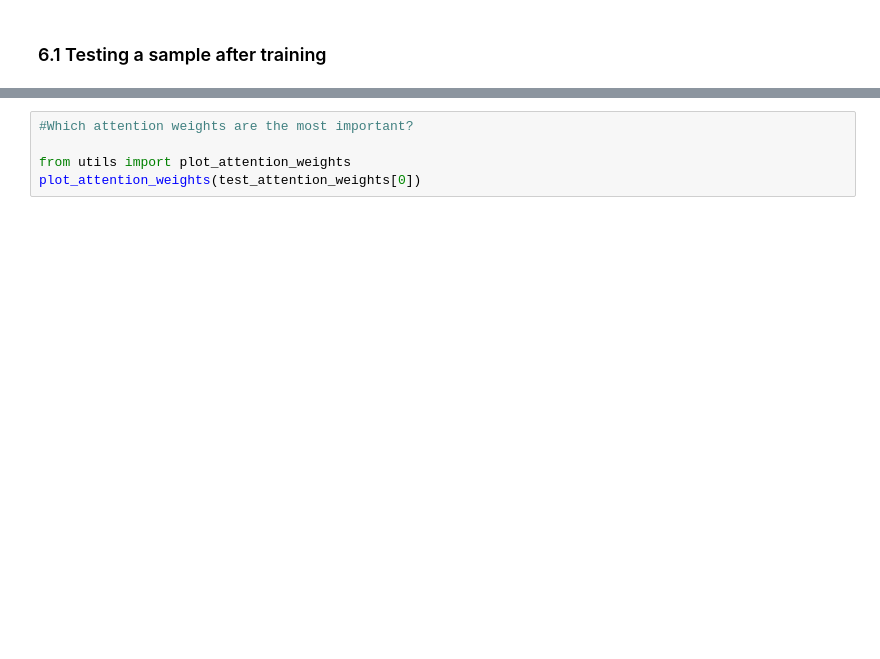
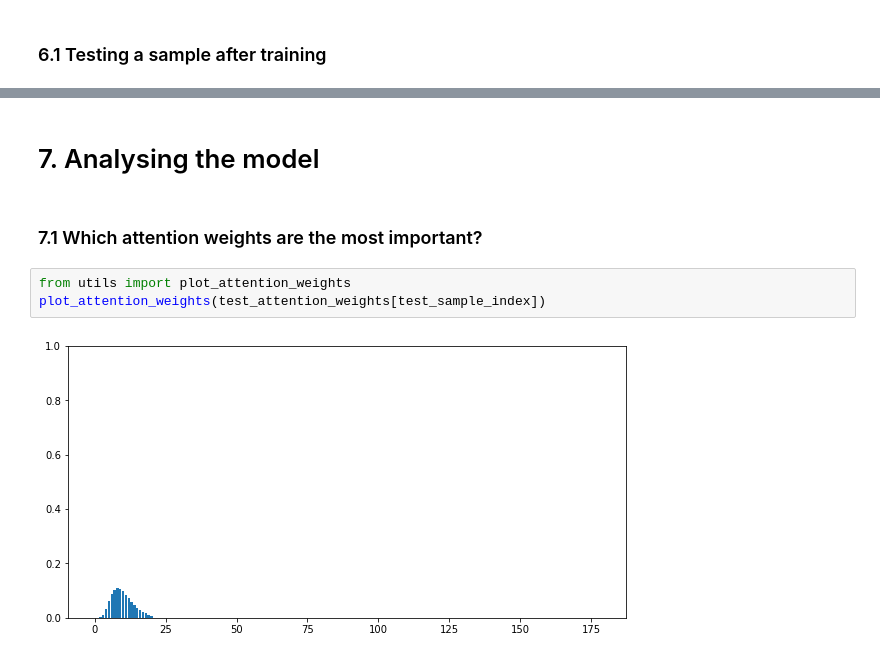
Before and after one commit to madkerpe/poc_ddht_pytorch, a Jupyter notebook: main_FREDDIEMAC.ipynb, the cells around one changed output, grey strips where cells are left out. Drawn from its saved outputs; the diff is of its cells as text; blank space fills up the shorter version.

```diff
--- a/main_FREDDIEMAC.ipynb
+++ b/main_FREDDIEMAC.ipynb
@@ -470,5 +495,9 @@ plot_fht_and_cif(test_first_hitting_time[0], test_batch_data_length[0], MAX_LENG
+# %% [markdown]
+# 7. Analysing the model
+# %% [markdown]
+### 7.1 Which attention weights are the most important?
 # %%
-#Which attention weights are the most important?
-
 from utils import plot_attention_weights
-plot_attention_weights(test_attention_weights[0])
+plot_attention_weights(test_attention_weights[test_sample_index])
+# %% [output]
+[figure, added]
```
Also changed, not shown: parts of 18 cells of this notebook, 2 other files.
